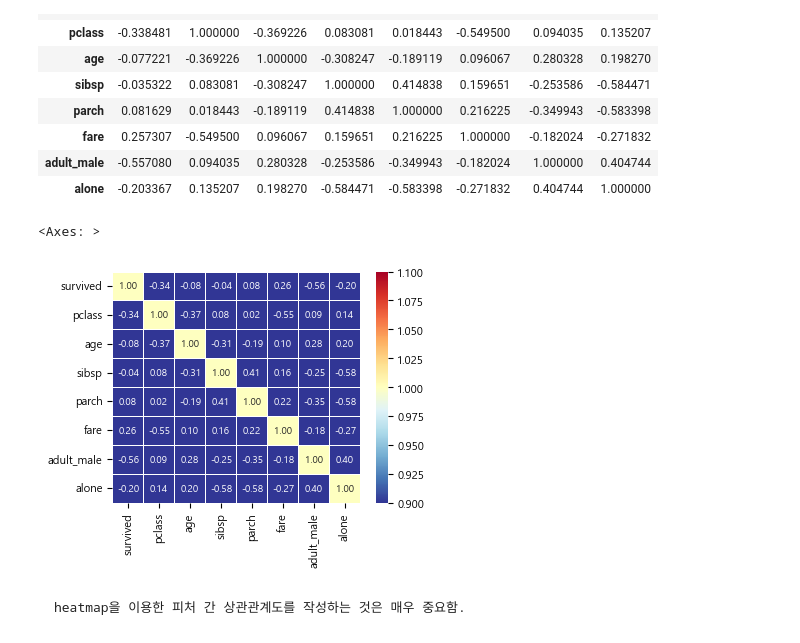
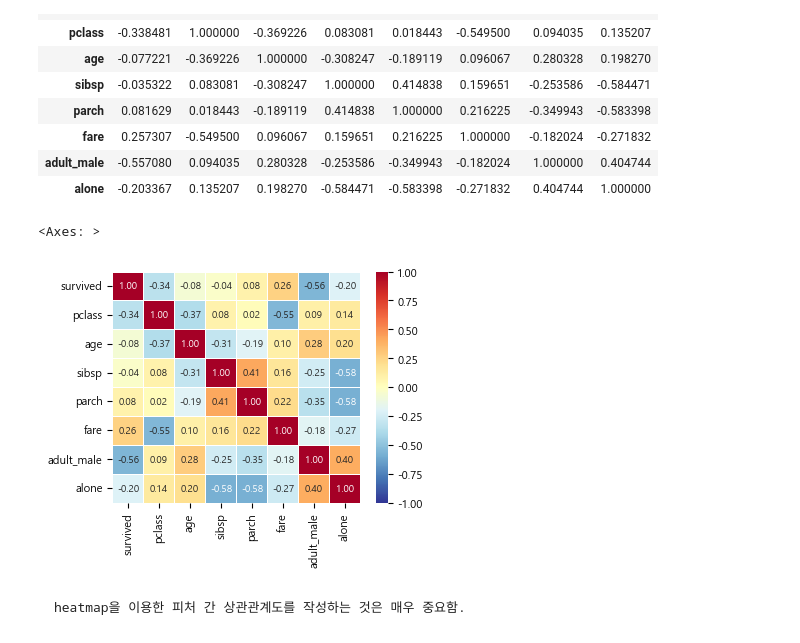
Before and after one commit to JunBeomPark1120/matplotlib_practice, a Jupyter notebook: 3-1.관계_heatmap_다차원_수치.ipynb, the cells around one changed output. Drawn from its saved outputs; the diff is of its cells as text; code cells hidden in the pictures.

````diff
--- a/3-1.관계_heatmap_다차원_수치.ipynb
+++ b/3-1.관계_heatmap_다차원_수치.ipynb
@@ -81,11 +81,11 @@ titanic.corr(numeric_only=True)
 # %%
 # 타이타닉 데이터에서 생존(Survived)과 가장 상관도가 높은 피처는?
 
-sns.heatmap(titanic.corr(numeric_only=True), cmap=plt.cm.RdYlBu_r, annot=True, vmin=1.0, fmt=".2f",
+sns.heatmap(titanic.corr(numeric_only=True), cmap=plt.cm.RdYlBu_r, annot=True, vmin=-1.0, fmt=".2f",
             annot_kws={'size':7}, linewidth=.5, square=False)
 # %% [output]
 <Axes: >
-[figure, old version]
+[figure, new version]
 # %% [markdown]
 ```
 heatmap을 이용한 피처 간 상관관계도를 작성하는 것은 매우 중요함.
````
Also changed, not shown: parts of 1 cell of this notebook.
